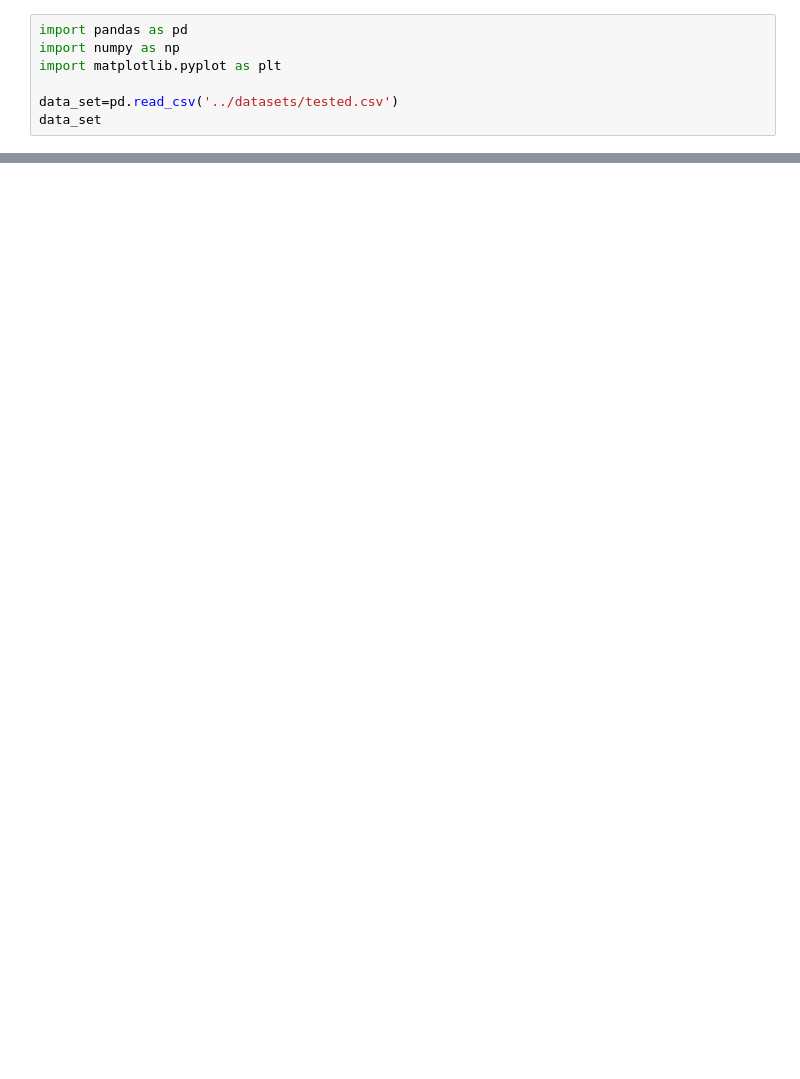
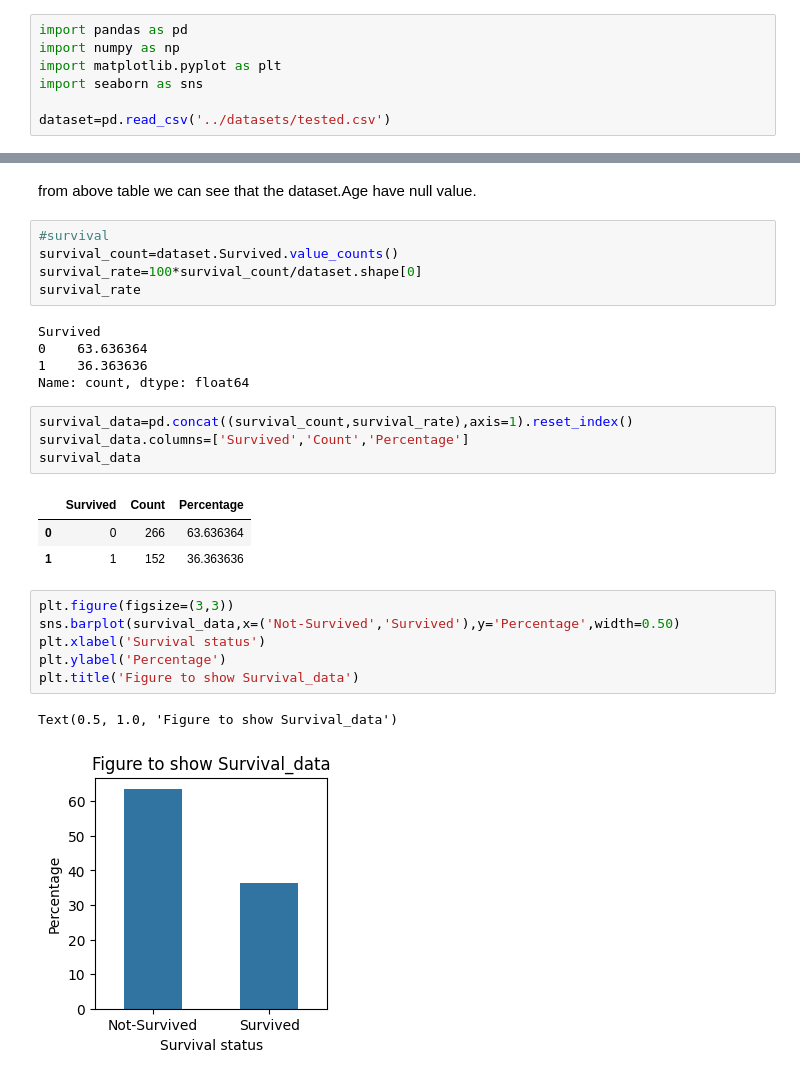
Before and after one commit to Karlex1/CodeSoft_internship, a Jupyter notebook: taitanic_survival_pridiction.ipynb, the cells around one changed output, grey strips where cells are left out. Saved outputs shown, nothing was run; the diff lists cells and outputs as text; blank space fills up the shorter version.

Commit message:
Survival_data

```diff
--- a/taitanic_survival_pridiction.ipynb
+++ b/taitanic_survival_pridiction.ipynb
@@ -2,6 +4,6 @@
 import pandas as pd
 import numpy as np
 import matplotlib.pyplot as plt
+import seaborn as sns
 
-data_set=pd.read_csv('../datasets/tested.csv')
-data_set
+dataset=pd.read_csv('../datasets/tested.csv')
@@ -43,0 +69,29 @@ memory usage: 39.3+ KB
+# %% [markdown]
+from above table we can see that the dataset.Age have null value.
+# %%
+#survival
+survival_count=dataset.Survived.value_counts()
+survival_rate=100*survival_count/dataset.shape[0]
+survival_rate
+# %% [output]
+Survived
+0    63.636364
+1    36.363636
+Name: count, dtype: float64
+# %%
+survival_data=pd.concat((survival_count,survival_rate),axis=1).reset_index()
+survival_data.columns=['Survived','Count','Percentage']
+survival_data
+# %% [output]
+|  | Survived | Count | Percentage |
+| 0 | 0 | 266 | 63.636364 |
+| 1 | 1 | 152 | 36.363636 |
+# %%
+plt.figure(figsize=(3,3))
+sns.barplot(survival_data,x=('Not-Survived','Survived'),y='Percentage',width=0.50)
+plt.xlabel('Survival status')
+plt.ylabel('Percentage')
+plt.title('Figure to show Survival_data')
+# %% [output]
+Text(0.5, 1.0, 'Figure to show Survival_data')
+[figure, added]
```
Also changed, not shown: parts of 9 cells of this notebook.
